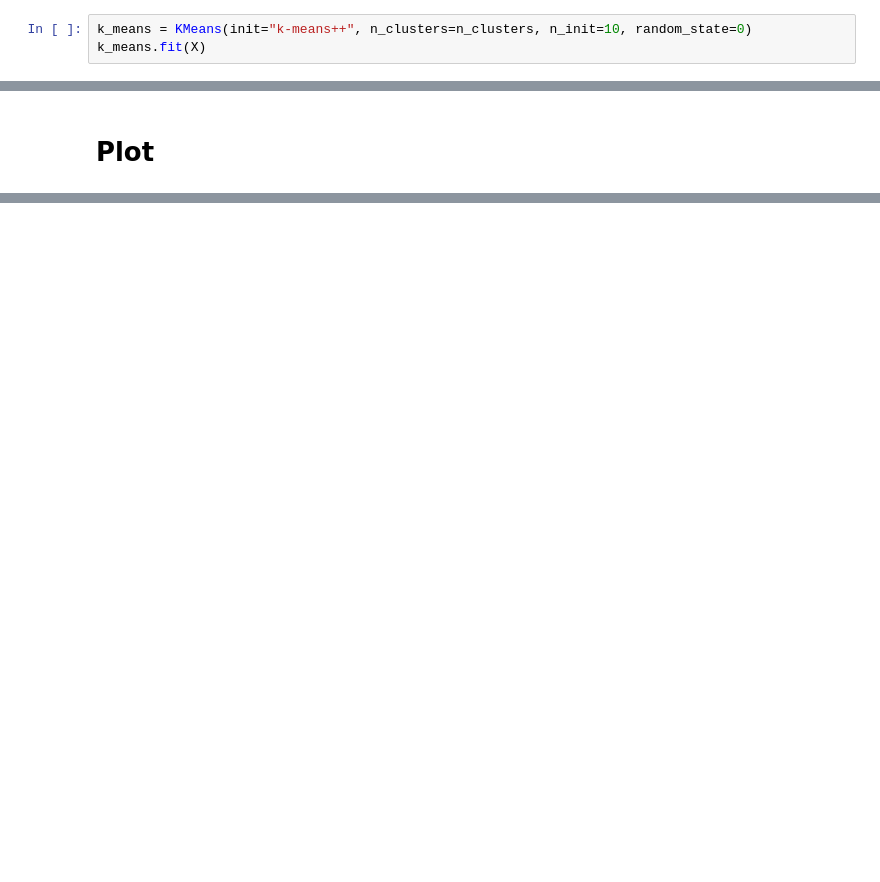
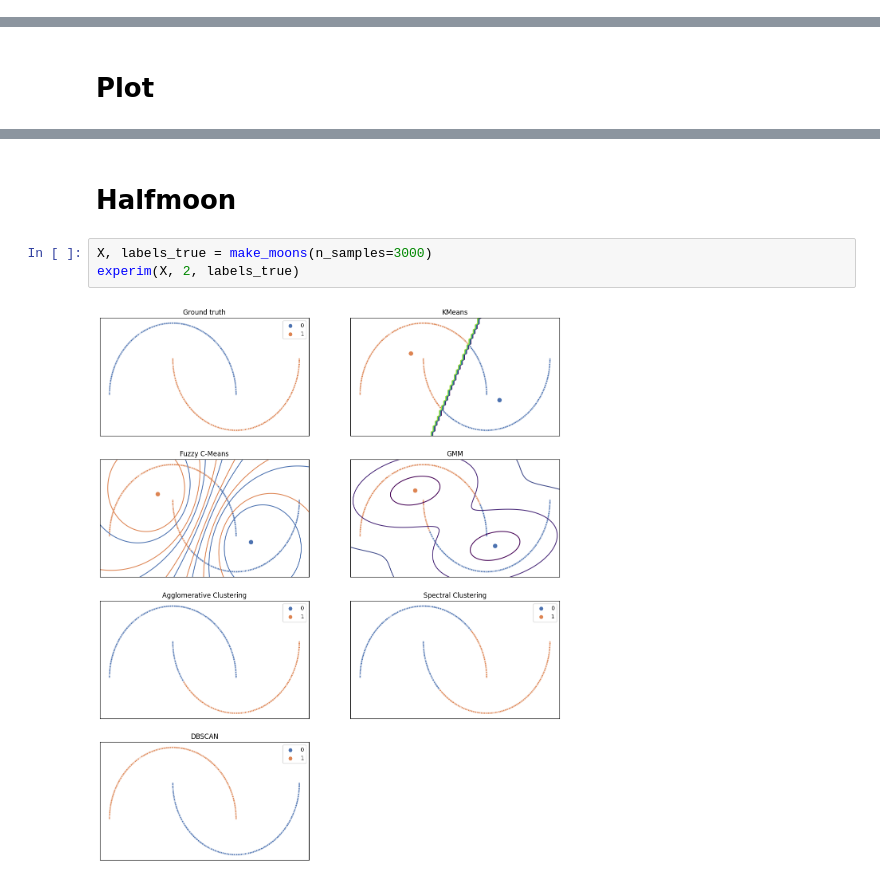
Before and after one commit to CharlesAttend/M2-DAC, a Jupyter notebook: XAI/TME/TME9/TME9.ipynb, the cells around one changed output, grey strips where cells are left out. Cells and saved outputs as stored; diff of their text form; blank space fills up the shorter version.

```diff
--- a/XAI/TME/TME9/TME9.ipynb
+++ b/XAI/TME/TME9/TME9.ipynb
@@ -472,3 +447,0 @@ Clustering with classical K-Mean
-# %%
-k_means = KMeans(init="k-means++", n_clusters=n_clusters, n_init=10, random_state=0)
-k_means.fit(X)
@@ -571,0 +584,7 @@ plt.show()
+# %% [markdown]
+# Halfmoon
+# %%
+X, labels_true = make_moons(n_samples=3000)
+experim(X, 2, labels_true)
+# %% [output]
+[figure, added]
```
Also changed, not shown: parts of 22 cells of this notebook.
